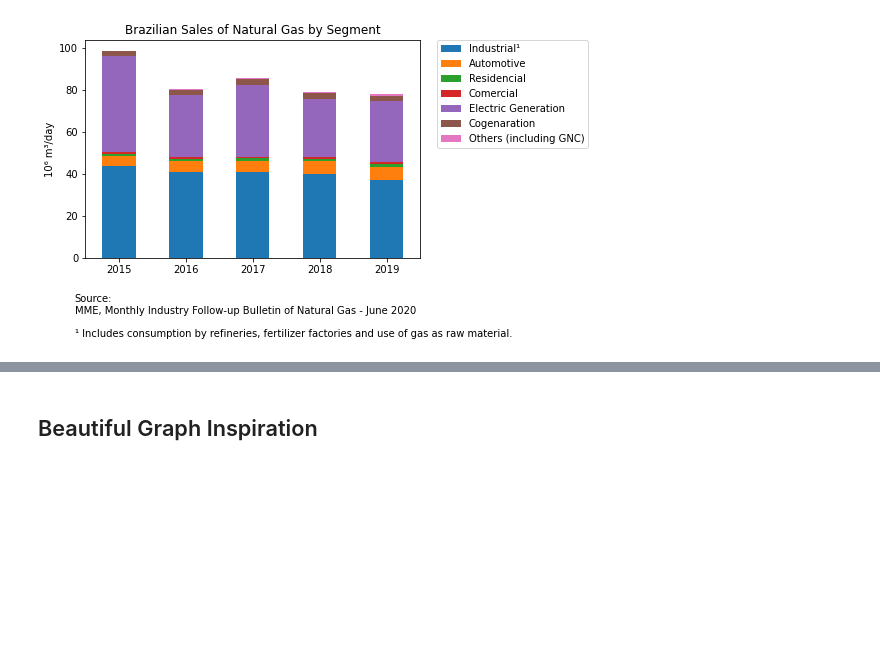
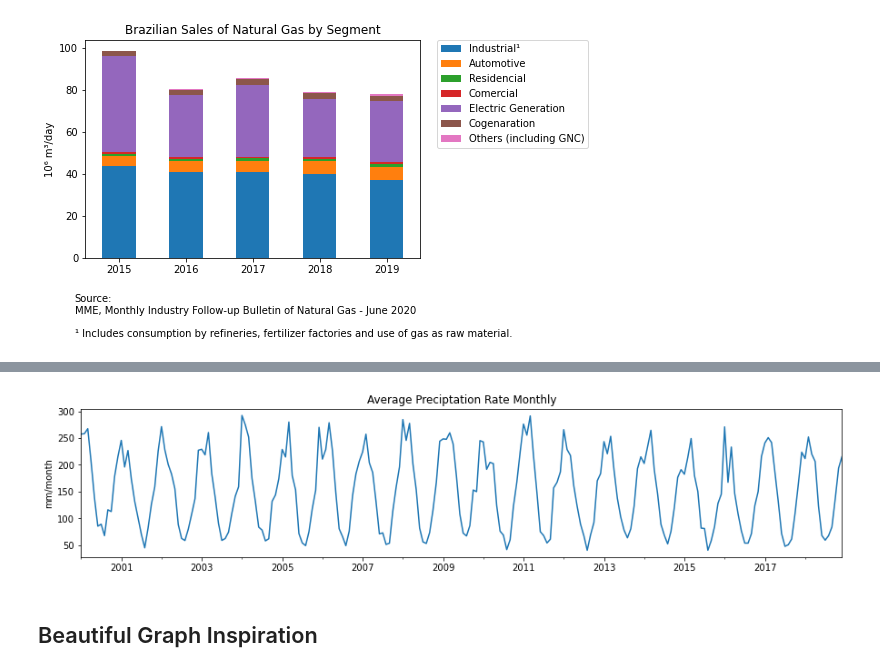
Before and after one commit to lauramsfernandes/BrazilianGasMarket, a Jupyter notebook: naturalGas_Plots.ipynb, the cells around one changed output, grey strips where cells are left out. Cells and saved outputs as stored; diff of their text form; code cells hidden in the pictures; blank space fills up the shorter version.

```diff
--- a/naturalGas_Plots.ipynb
+++ b/naturalGas_Plots.ipynb
@@ -109,3 +124,11 @@ plt.savefig('plots/sales_seg.png',dpi=600,bbox_inches='tight')
+# %%
+ts_precip.plot(figsize=(15,3))
+plt.legend().remove()
+plt.title(precip.title)
+plt.ylabel(precip.unit);
+plt.savefig('plots/ts_precip.png',dpi=600,bbox_inches='tight');
+# %% [output]
+[figure, added]
 # %% [markdown]
 ## Beautiful Graph Inspiration
 # %%
```
Also changed, not shown: parts of 8 cells of this notebook, 3 other files.
